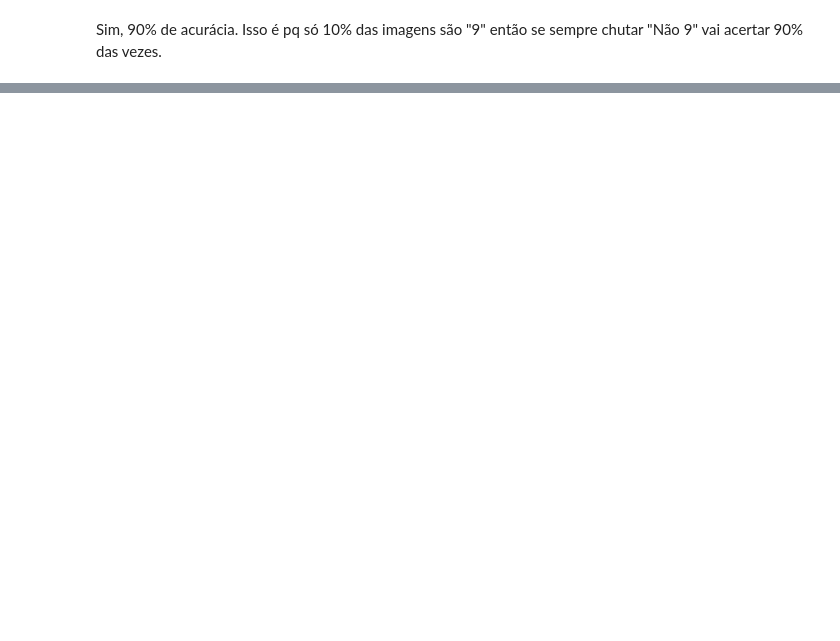
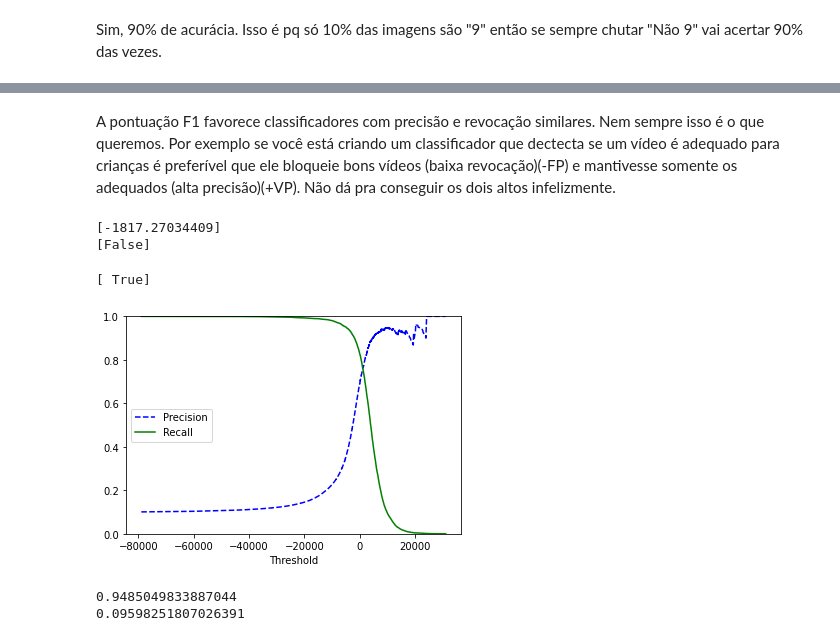
Before and after one commit to johnatanDM/MachineLearning, a Jupyter notebook: HOMLwSKL&TFcap3.ipynb, the cells around one changed output, grey strips where cells are left out. Cells and saved outputs as stored; diff of their text form; code cells hidden in the pictures; blank space fills up the shorter version.

```diff
--- a/HOMLwSKL&TFcap3.ipynb
+++ b/HOMLwSKL&TFcap3.ipynb
@@ -120,0 +160,44 @@ Sim, 90% de acurácia. Isso é pq só 10% das imagens são "9" então se sempre
+# %% [markdown]
+A pontuação F1 favorece classificadores com precisão e revocação similares. Nem sempre isso é o que queremos. Por exemplo se você está criando um classificador que dectecta se um vídeo é adequado para crianças é preferível que ele bloqueie bons vídeos (baixa revocação)(-FP) e mantivesse somente os adequados (alta precisão)(+VP). Não dá pra conseguir os dois altos infelizmente.
+# %%
+# Compensação da Precisão/Revocação
+y_scores = sgd_clf.decision_function([some_digit])
+print(y_scores)
+threshold = 0
+y_some_digit_pred = (y_scores > threshold)
+print(y_some_digit_pred)
+# %% [output]
+[-1817.27034409]
+[False]
+# %%
+threshold = -200000
+y_some_digit_pred = (y_scores > threshold)
+print(y_some_digit_pred)
+# %% [output]
+[ True]
+# %%
+y_scores = cross_val_predict(sgd_clf, X_train, y_train_9, cv=3, method="decision_function")
+# %%
+from sklearn.metrics import precision_recall_curve
+
+precisions, recalls, thresholds = precision_recall_curve(y_train_9, y_scores)
+# %%
+def plt_precision_recall_vs_threshold(precisions, recalls, thresholds):
+  plt.plot(thresholds, precisions[:-1], "b--", label="Precision")
+  plt.plot(thresholds, recalls[:-1], "g-", label="Recall")
+  plt.xlabel("Threshold")
+  plt.legend(loc="center left")
+  plt.ylim([0,1])
+
+plt_precision_recall_vs_threshold(precisions, recalls, thresholds)
+plt.show()
+# %% [output]
+[figure, added]
+# %%
+y_train_pred_95 = (y_scores > 10000)
+
+print(precision_score(y_train_9, y_train_pred_95))
+print(recall_score(y_train_9, y_train_pred_95))
+# %% [output]
+0.9485049833887044
+0.09598251807026391
```
Also changed, not shown: parts of 19 cells of this notebook.
